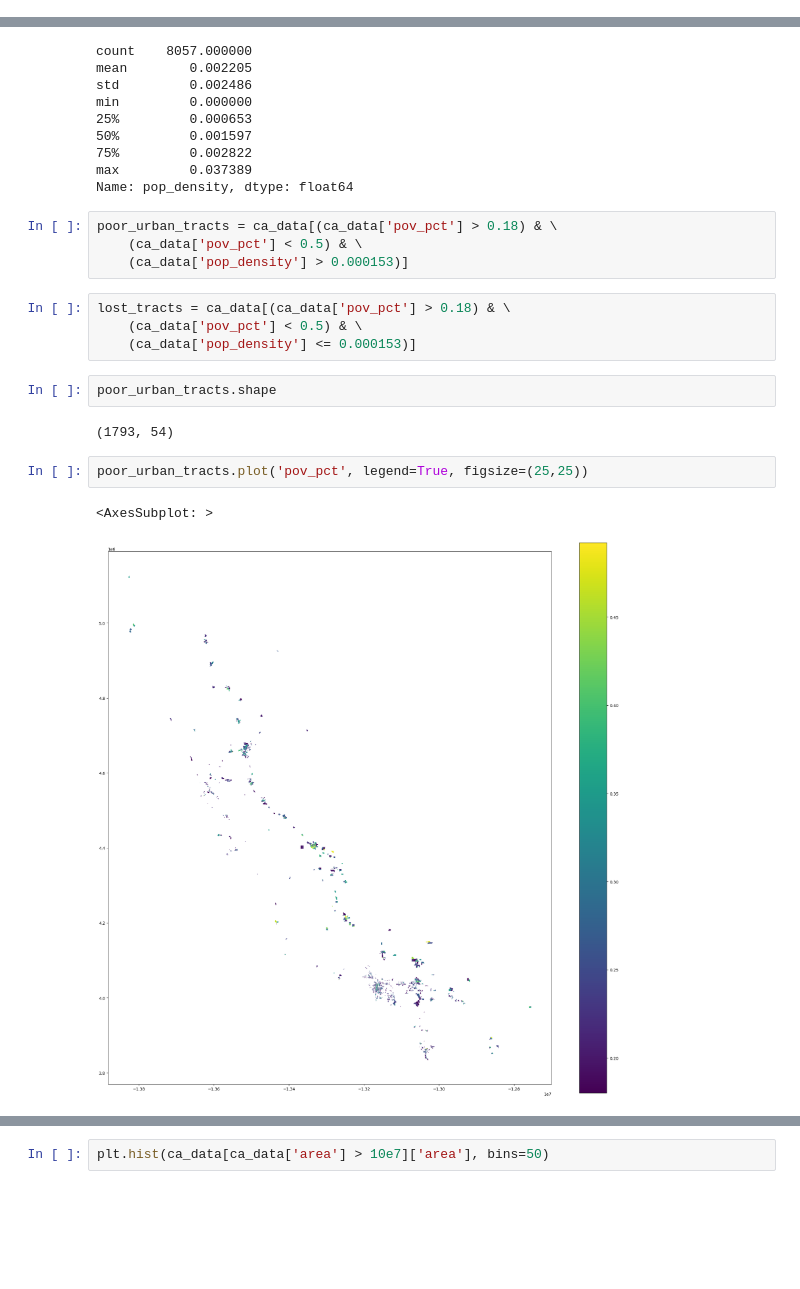
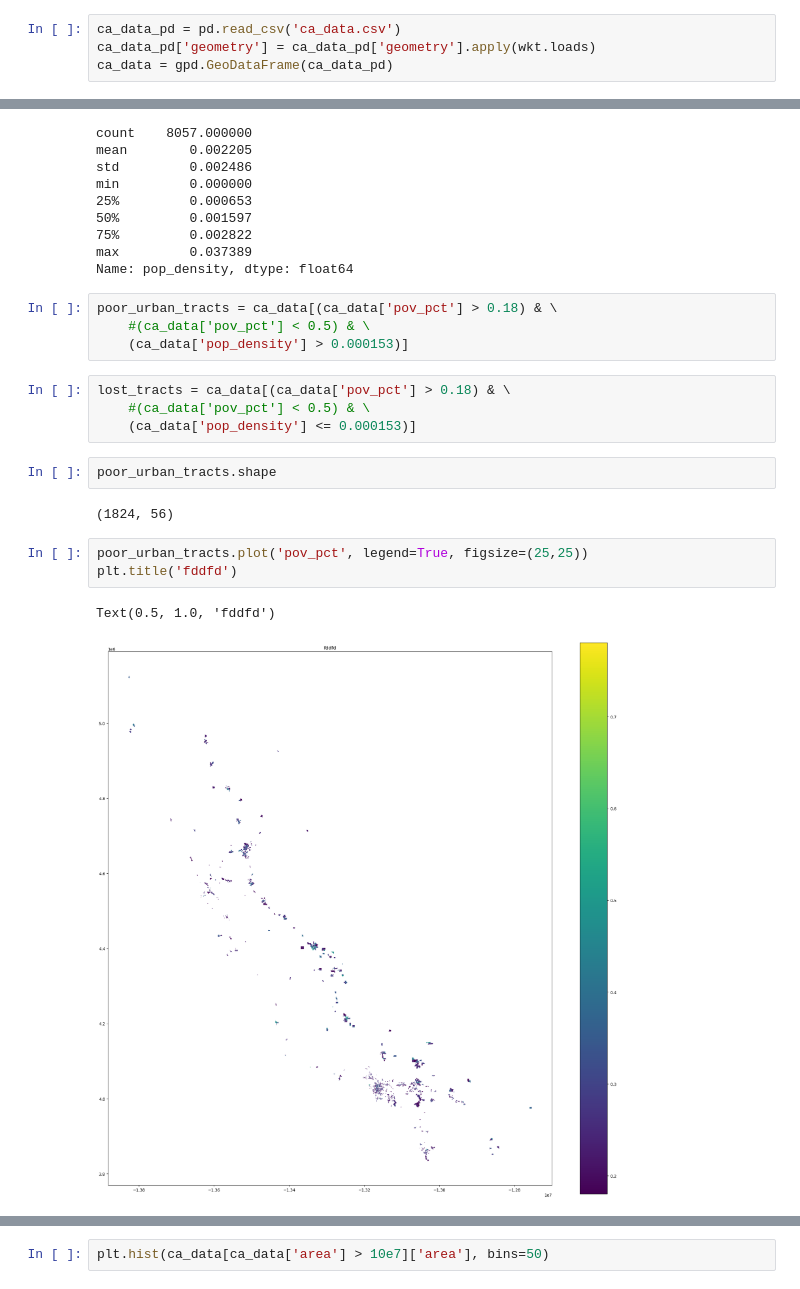
Before and after one commit to g-perona/CE-263-Final-Project, a Jupyter notebook: Giuseppe Work/census_data_collection.ipynb, the cells around one changed output, grey strips where cells are left out. Cells and saved outputs as stored; diff of their text form; blank space fills up the shorter version.

```diff
--- a/Giuseppe Work/census_data_collection.ipynb
+++ b/Giuseppe Work/census_data_collection.ipynb
@@ -136,3 +138,7 @@ ca_data = ca_data.rename(columns=variables)
+# %%
+ca_data_pd = pd.read_csv('ca_data.csv')
+ca_data_pd['geometry'] = ca_data_pd['geometry'].apply(wkt.loads)
+ca_data = gpd.GeoDataFrame(ca_data_pd)
 # %%
 ca_data.shape
 # %% [output]
@@ -155,18 +161,19 @@ max         0.037389
 Name: pop_density, dtype: float64
 # %%
 poor_urban_tracts = ca_data[(ca_data['pov_pct'] > 0.18) & \
-    (ca_data['pov_pct'] < 0.5) & \
+    #(ca_data['pov_pct'] < 0.5) & \
     (ca_data['pop_density'] > 0.000153)]
 # %%
 lost_tracts = ca_data[(ca_data['pov_pct'] > 0.18) & \
-    (ca_data['pov_pct'] < 0.5) & \
+    #(ca_data['pov_pct'] < 0.5) & \
     (ca_data['pop_density'] <= 0.000153)]
 # %%
 poor_urban_tracts.shape
 # %% [output]
-(1793, 54)
+(1824, 56)
 # %%
 poor_urban_tracts.plot('pov_pct', legend=True, figsize=(25,25))
+plt.title('fddfd')
 # %% [output]
-<AxesSubplot: >
+Text(0.5, 1.0, 'fddfd')
-[figure, old version]
+[figure, new version]
```
Also changed, not shown: parts of 9 cells of this notebook, 1 other file.
